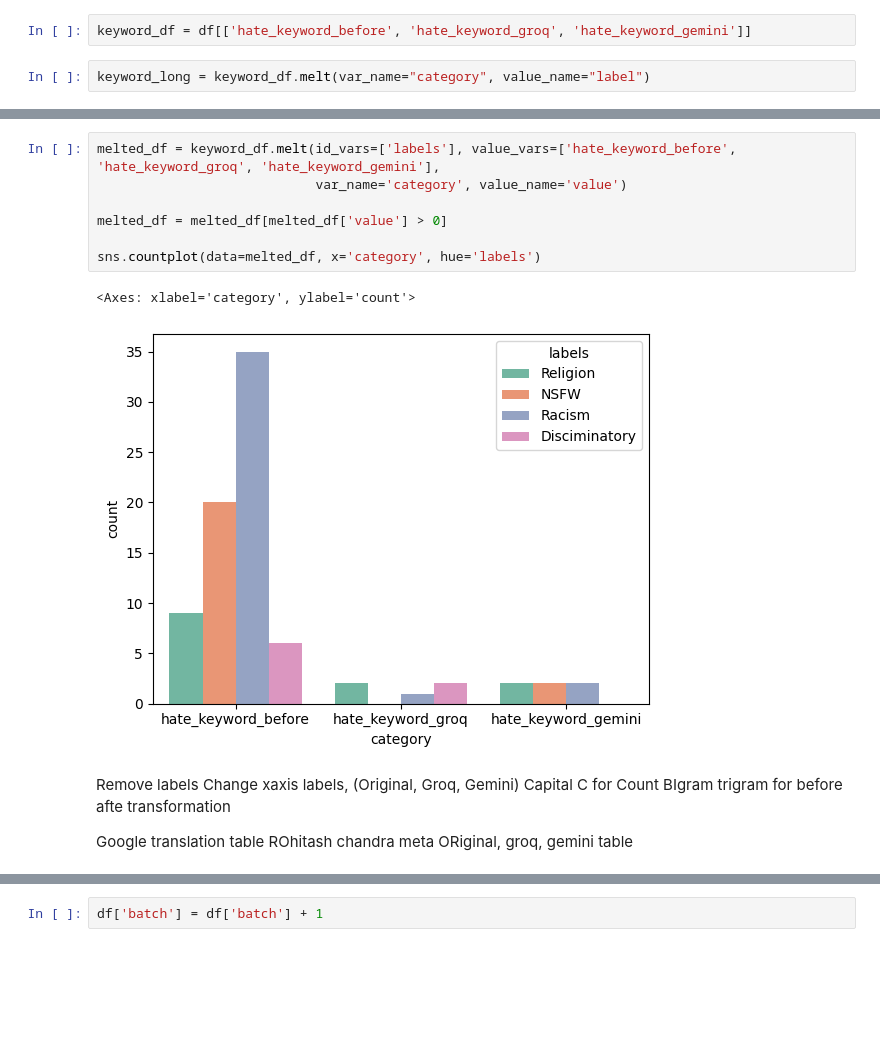
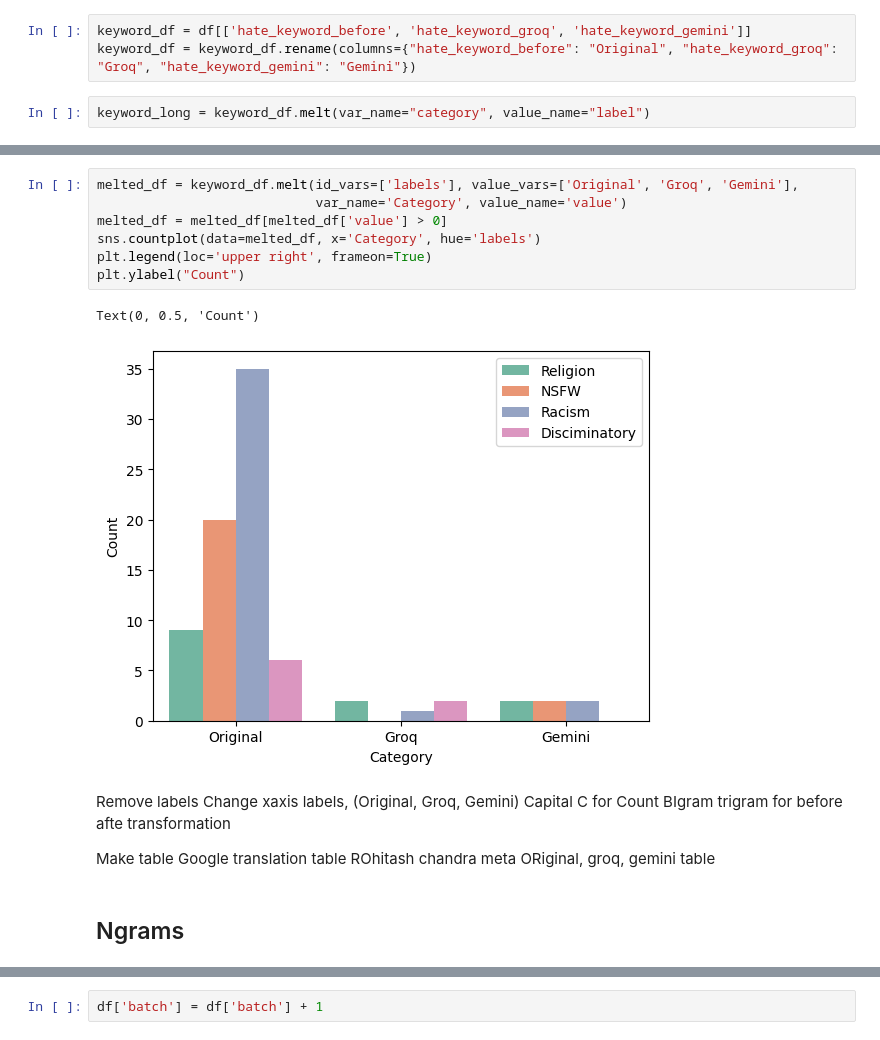
Before and after one commit to pinglainstitute/LLM-reviewtransformation, a Jupyter notebook: Notebooks/Twitter/twitter_transform.ipynb, the cells around one changed output, grey strips where cells are left out. Saved outputs shown, nothing was run; the diff lists cells and outputs as text; blank space fills up the shorter version.

```diff
--- a/Notebooks/Twitter/twitter_transform.ipynb
+++ b/Notebooks/Twitter/twitter_transform.ipynb
@@ -500,6 +496,7 @@ hate_keyword_gemini
 Name: count, dtype: int64
 # %%
 keyword_df = df[['hate_keyword_before', 'hate_keyword_groq', 'hate_keyword_gemini']]
+keyword_df = keyword_df.rename(columns={"hate_keyword_before": "Original", "hate_keyword_groq": "Groq", "hate_keyword_gemini": "Gemini"})
 # %%
 keyword_long = keyword_df.melt(var_name="category", value_name="label")
 # %%
@@ -541,21 +535,24 @@ keyword_df
 | 399 | 0 | 0 | 0 | Disciminatory |
 400 rows × 4 columns
 # %%
-melted_df = keyword_df.melt(id_vars=['labels'], value_vars=['hate_keyword_before', 'hate_keyword_groq', 'hate_keyword_gemini'],
-                            var_name='category', value_name='value')
-
+melted_df = keyword_df.melt(id_vars=['labels'], value_vars=['Original', 'Groq', 'Gemini'],
+                            var_name='Category', value_name='value')
 melted_df = melted_df[melted_df['value'] > 0]
-
-sns.countplot(data=melted_df, x='category', hue='labels')
+sns.countplot(data=melted_df, x='Category', hue='labels')
+plt.legend(loc='upper right', frameon=True)
+plt.ylabel("Count")
 # %% [output]
-<Axes: xlabel='category', ylabel='count'>
+Text(0, 0.5, 'Count')
-[figure, old version]
+[figure, new version]
 # %% [markdown]
 Remove labels
 Change xaxis labels, (Original, Groq, Gemini)
 Capital C for Count
 BIgram trigram for before afte transformation
 
+Make table
 Google translation table ROhitash chandra
 meta
 ORiginal, groq, gemini table
+# %% [markdown]
+## Ngrams
```
Also changed, not shown: parts of 35 cells of this notebook, 19 other files.
